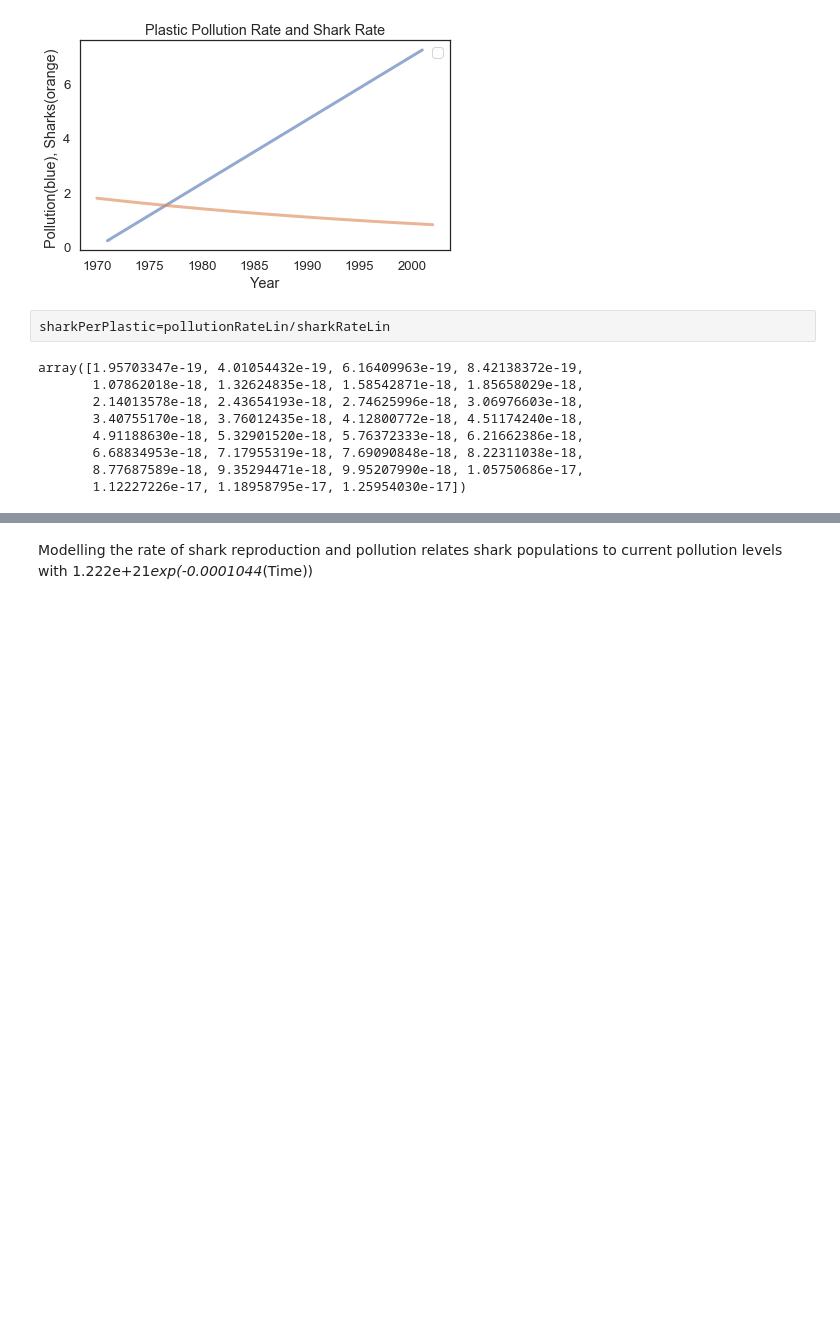
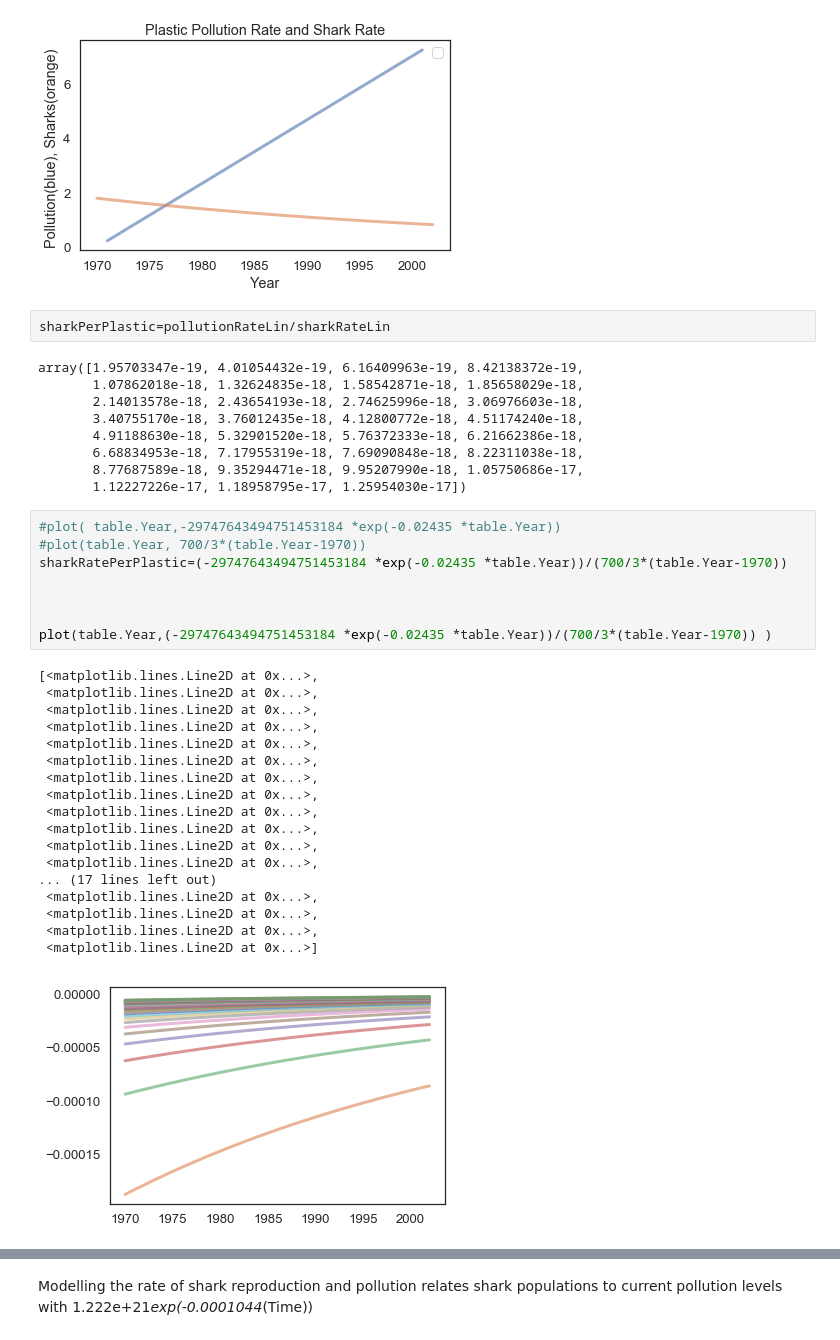
Before and after one commit to colinmsnow/ModSimPy, a Jupyter notebook: code/Project1_SharkData.ipynb, the cells around one changed output, grey strips where cells are left out. Saved outputs shown, nothing was run; the diff lists cells and outputs as text; blank space fills up the shorter version.

```diff
--- a/code/Project1_SharkData.ipynb
+++ b/code/Project1_SharkData.ipynb
@@ -172,5 +165,32 @@ array([1.95703347e-19, 4.01054432e-19, 6.16409963e-19, 8.42138372e-19,
        6.68834953e-18, 7.17955319e-18, 7.69090848e-18, 8.22311038e-18,
        8.77687589e-18, 9.35294471e-18, 9.95207990e-18, 1.05750686e-17,
        1.12227226e-17, 1.18958795e-17, 1.25954030e-17])
+# %%
+#plot( table.Year,-29747643494751453184 *exp(-0.02435 *table.Year))
+#plot(table.Year, 700/3*(table.Year-1970))
+sharkRatePerPlastic=(-29747643494751453184 *exp(-0.02435 *table.Year))/(700/3*(table.Year-1970))
+
+
+
+plot(table.Year,(-29747643494751453184 *exp(-0.02435 *table.Year))/(700/3*(table.Year-1970)) )
+# %% [output]
+[<matplotlib.lines.Line2D at 0x...>,
+ <matplotlib.lines.Line2D at 0x...>,
+ <matplotlib.lines.Line2D at 0x...>,
+ <matplotlib.lines.Line2D at 0x...>,
+ <matplotlib.lines.Line2D at 0x...>,
+ <matplotlib.lines.Line2D at 0x...>,
+ <matplotlib.lines.Line2D at 0x...>,
+ <matplotlib.lines.Line2D at 0x...>,
+ <matplotlib.lines.Line2D at 0x...>,
+ <matplotlib.lines.Line2D at 0x...>,
+ <matplotlib.lines.Line2D at 0x...>,
+ <matplotlib.lines.Line2D at 0x...>,
+... (17 lines left out)
+ <matplotlib.lines.Line2D at 0x...>,
+ <matplotlib.lines.Line2D at 0x...>,
+ <matplotlib.lines.Line2D at 0x...>,
+ <matplotlib.lines.Line2D at 0x...>]
+[figure, added]
 # %%
 #sharkPerPlastic=pollutionRateLin/sharkRateLin
```
Also changed, not shown: parts of 18 cells of this notebook, 39 other files.
